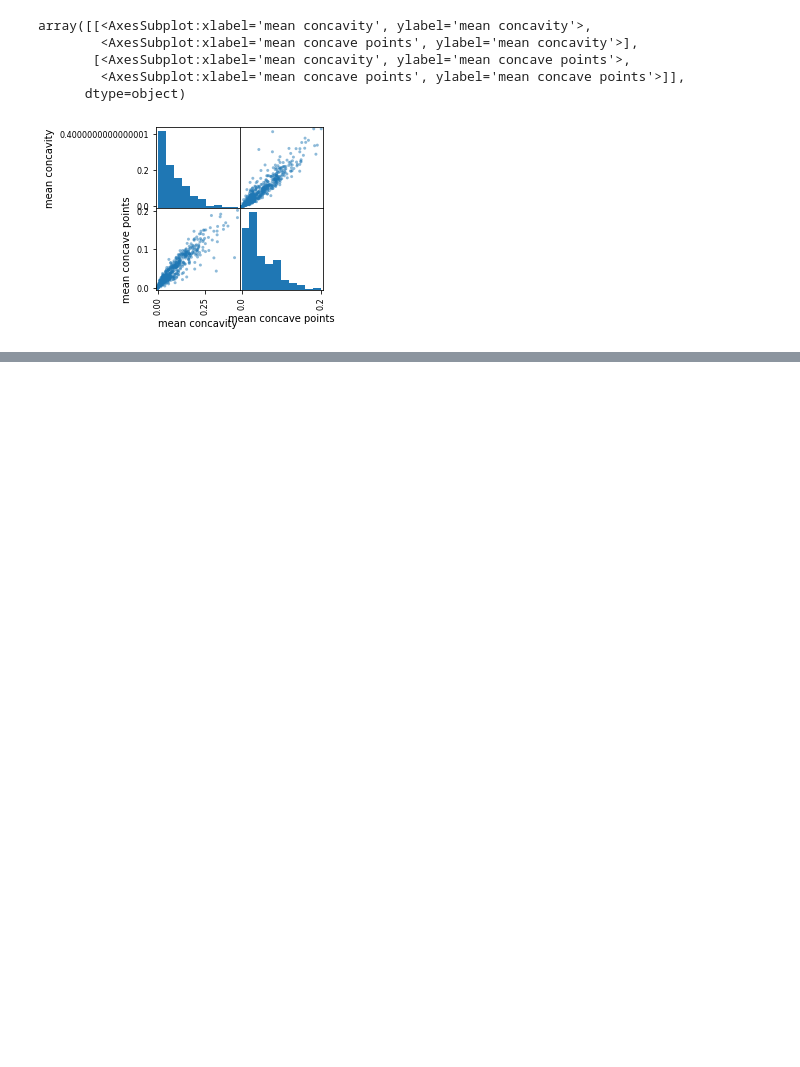
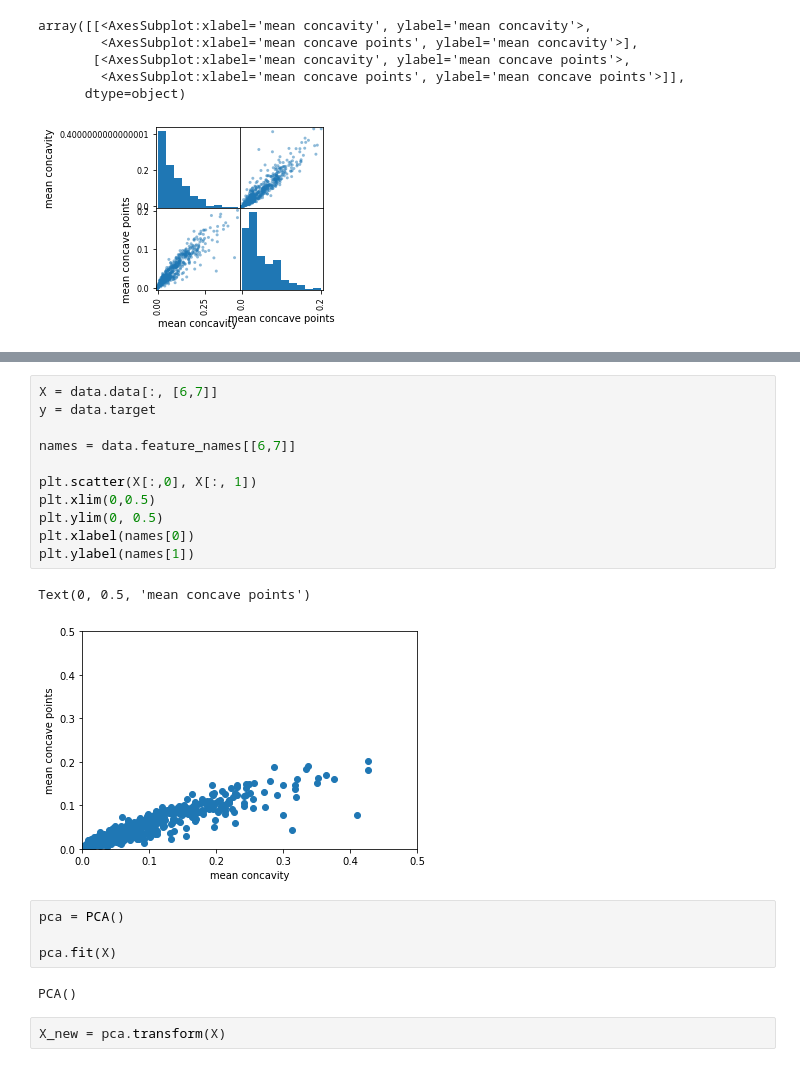
Before and after one commit to ducksfrogs/udemyScipy, a Jupyter notebook: pca.ipynb, the cells around one changed output, grey strips where cells are left out. Cells and saved outputs as stored; diff of their text form; blank space fills up the shorter version.

```diff
--- a/pca.ipynb
+++ b/pca.ipynb
@@ -96,0 +153,22 @@ df = pd.DataFrame(data.data[:, [0,2]], co)
+# %%
+X = data.data[:, [6,7]]
+y = data.target
+
+names = data.feature_names[[6,7]]
+
+plt.scatter(X[:,0], X[:, 1])
+plt.xlim(0,0.5)
+plt.ylim(0, 0.5)
+plt.xlabel(names[0])
+plt.ylabel(names[1])
+# %% [output]
+Text(0, 0.5, 'mean concave points')
+[figure, added]
+# %%
+pca = PCA()
+
+pca.fit(X)
+# %% [output]
+PCA()
+# %%
+X_new = pca.transform(X)
```
Also changed, not shown: parts of 33 cells of this notebook, 4 other files.
